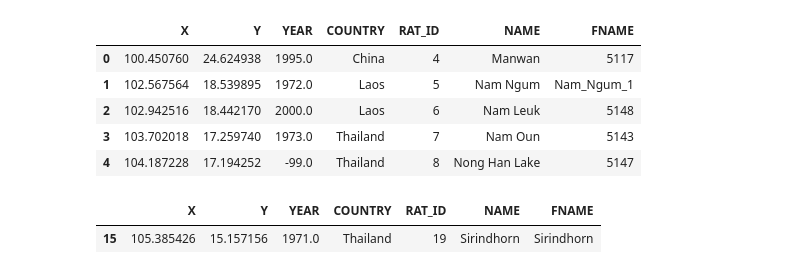
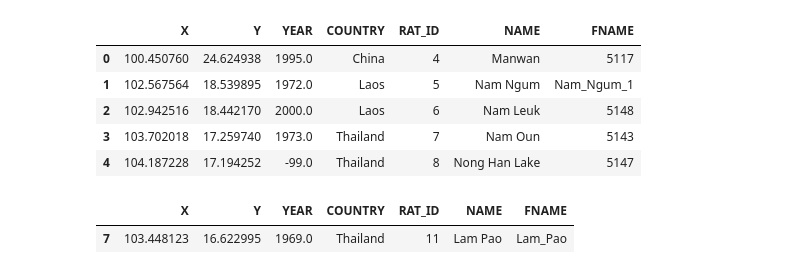
Before and after one commit to pritamd47/cuahsi_data_viz_2022_project, a Jupyter notebook: notebooks/sandbox.ipynb, the cells around one changed output. Cells and saved outputs as stored; diff of their text form; code cells hidden in the pictures.

```diff
--- a/notebooks/sandbox.ipynb
+++ b/notebooks/sandbox.ipynb
@@ -17,13 +18,19 @@ res_location.head()
 | 3 | 103.702018 | 17.259740 | 1973.0 | Thailand | 7 | Nam Oun | 5143 |
 | 4 | 104.187228 | 17.194252 | -99.0 | Thailand | 8 | Nong Han Lake | 5147 |
 # %%
+# meta variable, to save or not to save, that is the question
+SAVE_FIG = True
+
 # select one reservoir of choice to make initial plots
-resname = "Sirindhorn"
+resname = "Lam Pao"
+# resname = "Sirindhorn"
+# resname = "Ubol Ratana"
+# resname = "Nakai"
 resinfo = res_location[res_location['NAME'] == resname]
 resinfo
 # %% [output]
 |  | X | Y | YEAR | COUNTRY | RAT_ID | NAME | FNAME |
-| 15 | 105.385426 | 15.157156 | 1971.0 | Thailand | 19 | Sirindhorn | Sirindhorn |
+| 7 | 103.448123 | 16.622995 | 1969.0 | Thailand | 11 | Lam Pao | Lam_Pao |
 # %%
 # Load TMS-OS dataset
 tmsos_fn = f"../data/surface-areas/tmsos/{resinfo['FNAME'].values[0]}.csv"
```
Also changed, not shown: parts of 7 cells of this notebook.
